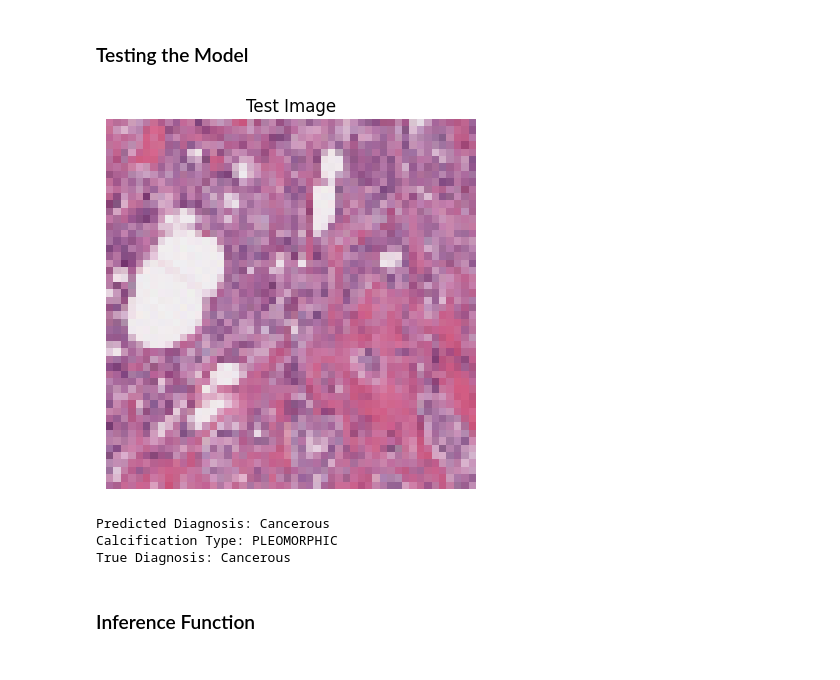
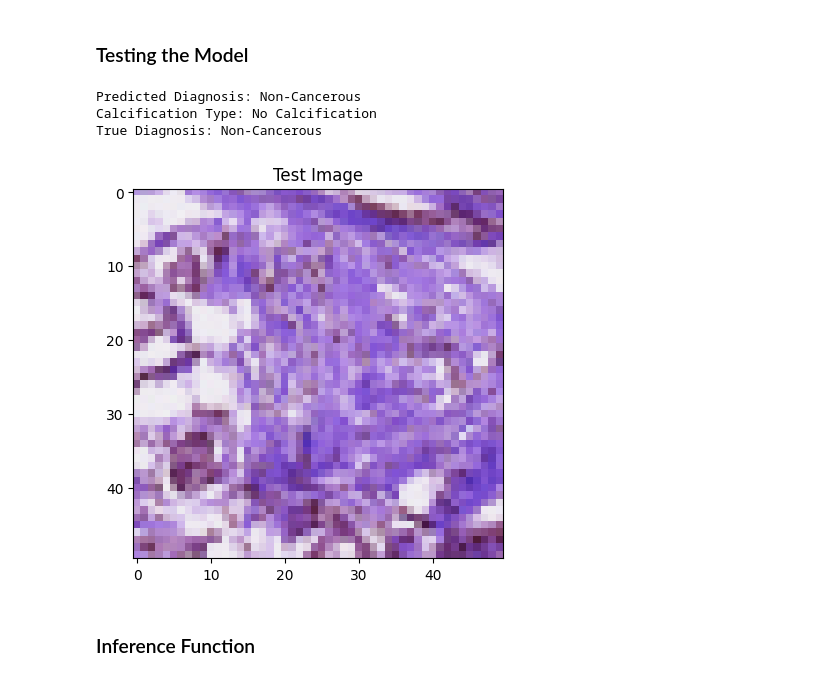
Before and after one commit to IbrahimEmad11/MammoDetect, a Jupyter notebook: mammo_noteook.ipynb, the cells around one changed output. Saved outputs shown, nothing was run; the diff lists cells and outputs as text; code cells hidden in the pictures.

Commit message:
update model for better results

```diff
--- a/mammo_noteook.ipynb
+++ b/mammo_noteook.ipynb
@@ -325,7 +342,7 @@ cropped image file path      0
 ROI mask file path           0
 dtype: int64
 # %%
-Data_cleaning_1['calc_type'].fillna(method = 'bfill', axis = 0, inplace=True)
-Data_cleaning_1['calc_distribution'].fillna(method = 'bfill', axis = 0, inplace=True)
+Data_cleaning_1['calc_type'] = Data_cleaning_1['calc_type'].bfill(axis=0)
+Data_cleaning_1['calc_distribution'] = Data_cleaning_1['calc_distribution'].bfill(axis=0)
 Data_cleaning_1.isna().sum()
 # %% [output]
@@ -599,10 +595,10 @@ dataset = BreastCancerDataset(image_paths, labels, transform=transform)
 data_loader = DataLoader(dataset, batch_size=32, shuffle=True)
 # %%
 # Plot a few sample images
-fig, axs = plt.subplots(5, 6, figsize=(15, 15))
+fig, axs = plt.subplots(6, 6, figsize=(15, 15))
 axs = axs.ravel()
 
-for i in range(30):
+for i in range(36):
     img, label = dataset[i]
     img = img.permute(1, 2, 0).numpy() * 0.5 + 0.5  # Re-scale image for display
     axs[i].imshow(img)
@@ -723,0 +783,7 @@ CNNModel(
+# %%
+import torch
+device = torch.device("cuda" if torch.cuda.is_available() else "cpu")
+print(f"Using device: {device}")
+
+print(torch.version.cuda)  # Should display the CUDA version
+print(torch.cuda.is_available())  # Should return True if CUDA is properly set up
@@ -951,53 +1040,62 @@ calcification_types = {
     36: 'SKIN',
     37: 'VASCULAR-COARSE-LUCENT_CENTER-ROUND_AND_REGULA',
     38: 'COARSE-PLEOMORPHIC',
     39: 'ROUND_AND_REGULAR-PUNCTATE-AMORPHOUS',
     40: 'COARSE-LUCENT_CENTER',
     41: 'MILK_OF_CALCIUM',
     42: 'COARSE-ROUND_AND_REGULAR',
     43: 'SKIN-COARSE-ROUND_AND_REGULAR',
     44: 'ROUND_AND_REGULAR-AMORPHOUS',
     45: 'PLEOMORPHIC-PLEOMORPHIC'
 }
 
 
-def plot_image(image_tensor):
-    image = image_tensor.permute(1, 2, 0)  # Re-order dimensions for display
-    image = image * 0.5 + 0.5  # Unnormalize
-    plt.imshow(image)
+def img_plot(arr, index=0):
+
     plt.title('Test Image')
-    plt.axis('off')
-    plt.show()
+    plt.imshow(arr[index])
+    # plt.title('Test Image')
+    # plt.axis('off')
+    # plt.show()
 
 
-data_iter = iter(test_loader)
-images, labels = next(data_iter)
+# Image index to test
+index = 92
 
-# Select the first image in the batch for testing
-image_to_test = images[1].unsqueeze(0)
-true_label = labels[1].item()
+img_plot(X_test, index)
 
-plot_image(images[1])
+# Extract a single image from X_test based on the specified index
+input_image = X_test[index:index+1]
+input_tensor = torch.tensor(input_image).float().to(device)
+input_tensor /= 255.0
+if input_tensor.shape[1] != 3:
+    input_tensor = input_tensor.permute(0, 3, 1, 2) # Change the shape to [batch_size, channels, height, width]
 
-# Make prediction
+input_tensor = input_tensor.contiguous()    # Ensure memory is contiguous
+
 model.eval()
 with torch.no_grad():
-    output = model(image_to_test)
+    output = model(input_tensor)
     predicted_class_index = output.argmax(dim=1).item()
 
+
+true_class_index = y_test[index].item()
+
+# Get the predicted and true labels
 predicted_label = class_labels[predicted_class_index]
-true_label_text = class_labels[true_label]
+true_label = class_labels[true_class_index]
 
-# Get calcification type based on the predicted class index
+# Get the calcification type based on the predicted class index (modify as needed)
 calcification_type = calcification_types.get(predicted_class_index, "Unknown")
 
+# Print the prediction result with calcification type
 print('Predicted Diagnosis:', predicted_label)
 print('Calcification Type:', calcification_type)
-print('True Diagnosis:', true_label_text)
+print('True Diagnosis:', true_label)
 # %% [output]
+Predicted Diagnosis: Non-Cancerous
+Calcification Type: No Calcification
+True Diagnosis: Non-Cancerous
-[figure, old version]
+[figure, new version]
-Predicted Diagnosis: Cancerous
-Calcification Type: PLEOMORPHIC
-True Diagnosis: Cancerous
 # %% [markdown]
 ### Inference Function
```
Also changed, not shown: parts of 31 cells of this notebook, 17 other files.
